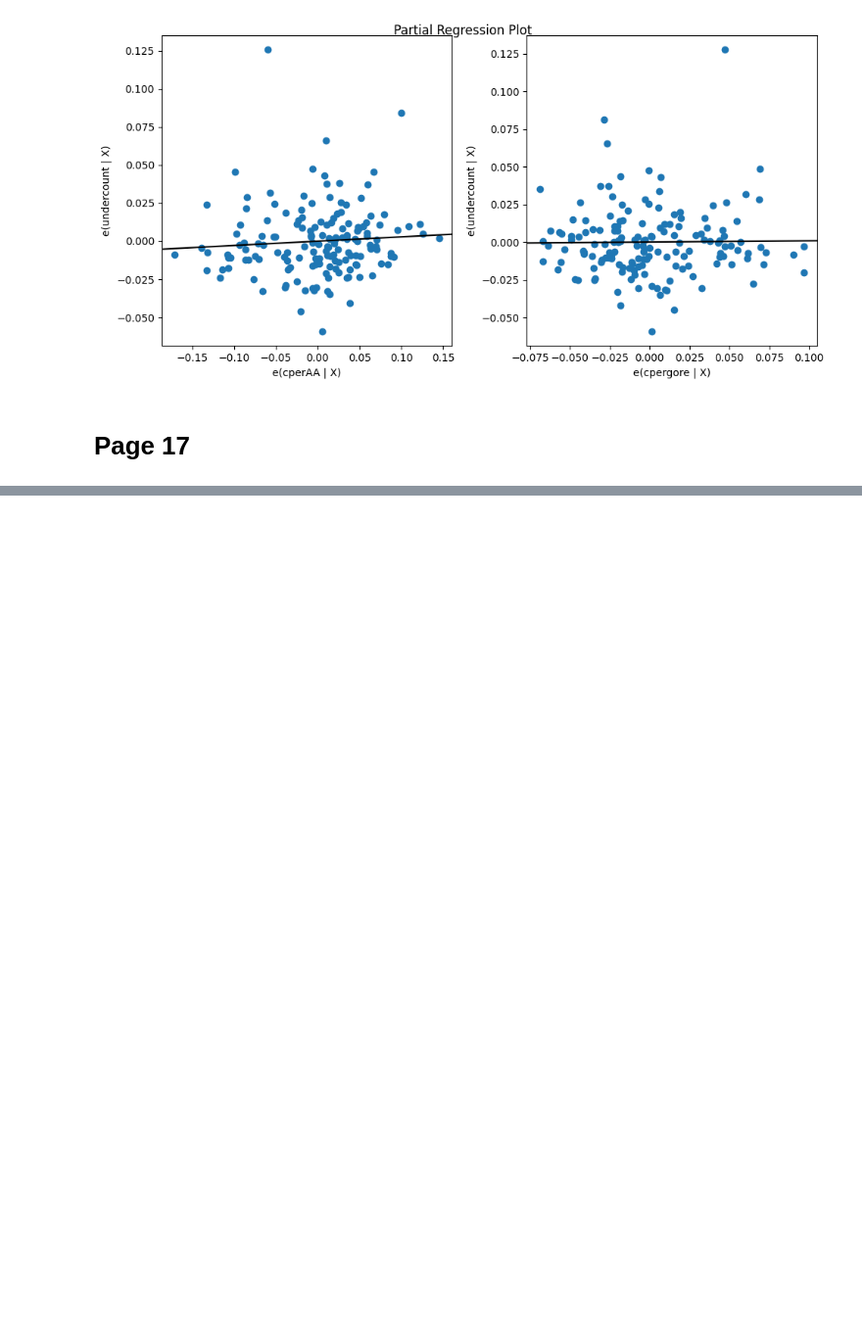
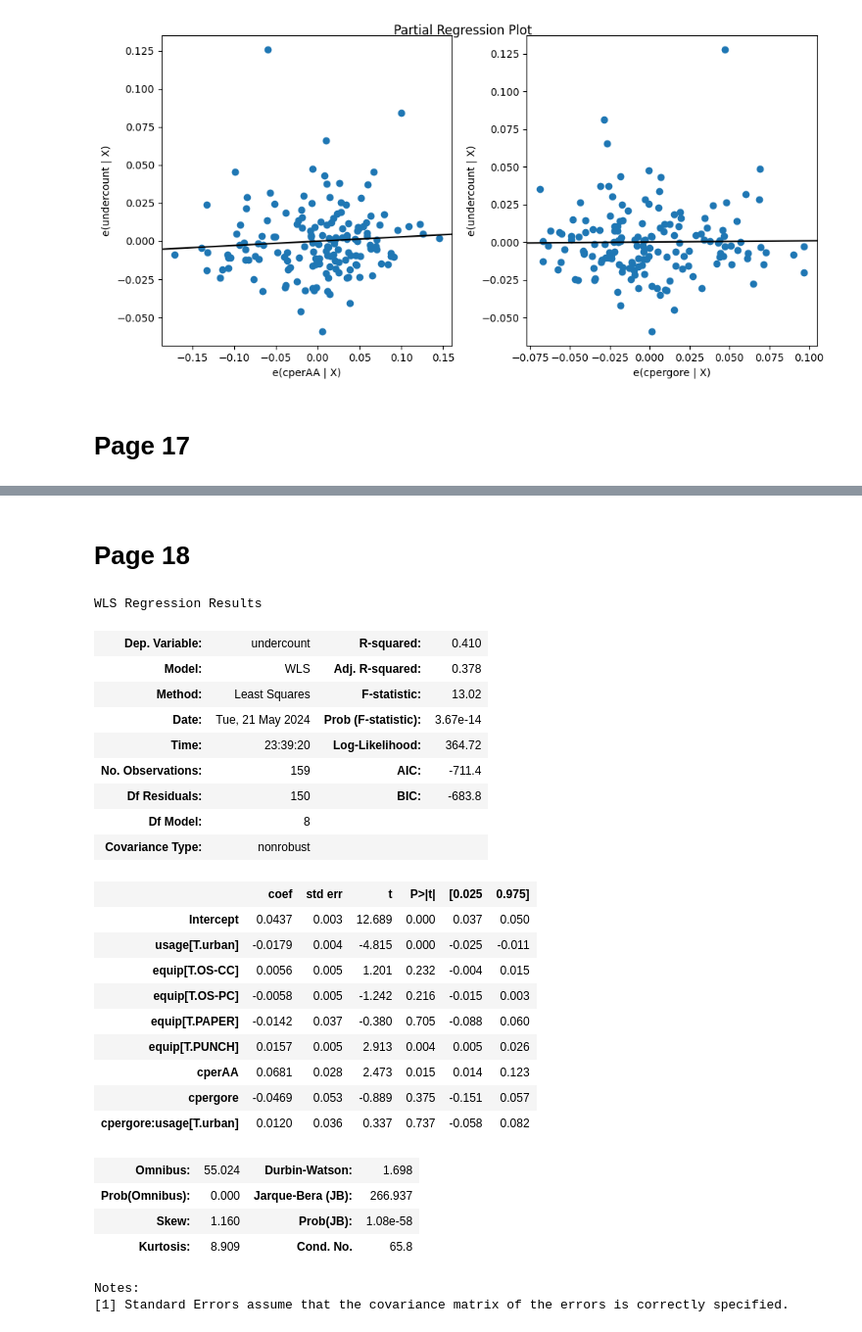
Before and after one commit to percivalphakath/Extending-the-Linear-Model-with-Python, a Jupyter notebook: Chapter1-Introduction.ipynb, the cells around one changed output, grey strips where cells are left out. Shown at 98% size. Cells and saved outputs as stored; diff of their text form; code cells hidden in the pictures; blank space fills up the shorter version.

```diff
--- a/Chapter1-Introduction.ipynb
+++ b/Chapter1-Introduction.ipynb
@@ -536,0 +533,34 @@ Categories (5, object): ['LEVER', 'OS-CC', 'OS-PC', 'PAPER', 'PUNCH']
+# %% [markdown]
+<h1> Page 18 </h1>
+# %%
+# Weighted Least Squares
+wlmodi = smf.wls(data = gavote,
+                formula='undercount~cperAA+cpergore*usage+equip', weights = gavote['ballots']).fit()
+wlmodi.summary()
+# %% [output]
+WLS Regression Results
+| Dep. Variable: | undercount | R-squared: | 0.410 |
+| Model: | WLS | Adj. R-squared: | 0.378 |
+| Method: | Least Squares | F-statistic: | 13.02 |
+| Date: | Tue, 21 May 2024 | Prob (F-statistic): | 3.67e-14 |
+| Time: | 23:39:20 | Log-Likelihood: | 364.72 |
+| No. Observations: | 159 | AIC: | -711.4 |
+| Df Residuals: | 150 | BIC: | -683.8 |
+| Df Model: | 8 |  |  |
+| Covariance Type: | nonrobust |  |  |
+|  | coef | std err | t | P>|t| | [0.025 | 0.975] |
+| Intercept | 0.0437 | 0.003 | 12.689 | 0.000 | 0.037 | 0.050 |
+| usage[T.urban] | -0.0179 | 0.004 | -4.815 | 0.000 | -0.025 | -0.011 |
+| equip[T.OS-CC] | 0.0056 | 0.005 | 1.201 | 0.232 | -0.004 | 0.015 |
+| equip[T.OS-PC] | -0.0058 | 0.005 | -1.242 | 0.216 | -0.015 | 0.003 |
+| equip[T.PAPER] | -0.0142 | 0.037 | -0.380 | 0.705 | -0.088 | 0.060 |
+| equip[T.PUNCH] | 0.0157 | 0.005 | 2.913 | 0.004 | 0.005 | 0.026 |
+| cperAA | 0.0681 | 0.028 | 2.473 | 0.015 | 0.014 | 0.123 |
+| cpergore | -0.0469 | 0.053 | -0.889 | 0.375 | -0.151 | 0.057 |
+| cpergore:usage[T.urban] | 0.0120 | 0.036 | 0.337 | 0.737 | -0.058 | 0.082 |
+| Omnibus: | 55.024 | Durbin-Watson: | 1.698 |
+| Prob(Omnibus): | 0.000 | Jarque-Bera (JB): | 266.937 |
+| Skew: | 1.160 | Prob(JB): | 1.08e-58 |
+| Kurtosis: | 8.909 | Cond. No. | 65.8 |
+Notes:
+[1] Standard Errors assume that the covariance matrix of the errors is correctly specified.
```
Also changed, not shown: parts of 12 cells of this notebook.
